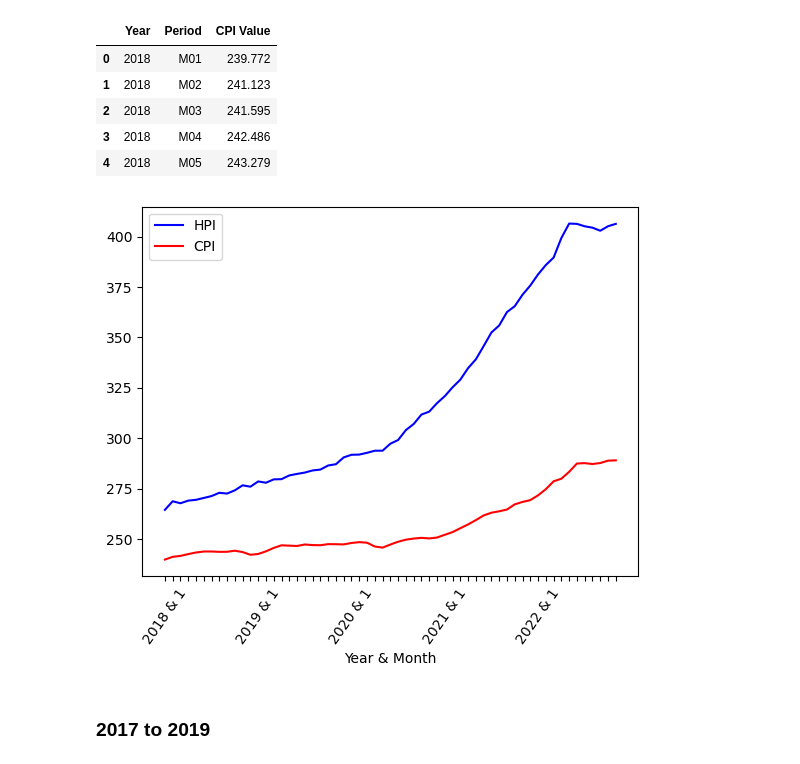
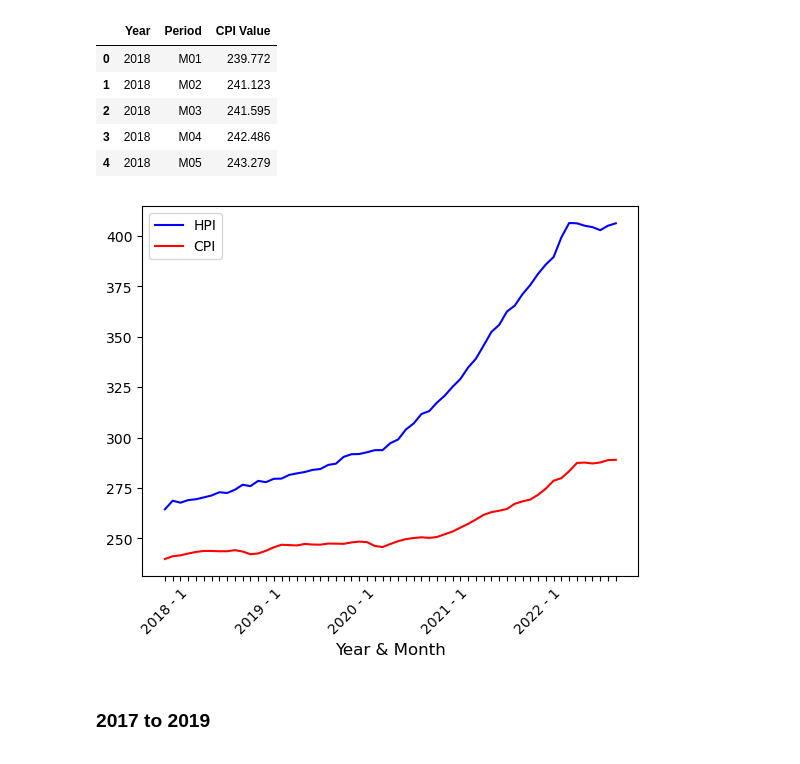
Before and after one commit to wpreeti/Group-8_Project, a Jupyter notebook: HpiCpi_viz/hpi_cpi_viz.ipynb, the cells around one changed output. Saved outputs shown, nothing was run; the diff lists cells and outputs as text; code cells hidden in the pictures.

```diff
--- a/HpiCpi_viz/hpi_cpi_viz.ipynb
+++ b/HpiCpi_viz/hpi_cpi_viz.ipynb
@@ -98,7 +109,7 @@ wsc_hpi_monthly = us_hpi_monthly.loc[(us_hpi_monthly['Place Name'] == 'West Sout
                                      (us_hpi_monthly['Year'] >= 2018), :]
 
 # Merge columns just to be able to plot the x axis in chronological order
-wsc_hpi_monthly['Year & Month'] = wsc_hpi_monthly['Year'].astype(str) + ' & ' + wsc_hpi_monthly['Period'].astype(str)
+wsc_hpi_monthly['Year & Month'] = wsc_hpi_monthly['Year'].astype(str) + ' - ' + wsc_hpi_monthly['Period'].astype(str)
 
 wsc_hpi_monthly
 # %% [output]
@@ -153,26 +164,26 @@ wsc_cpi.head()
 # %%
 # Set x axis and variables
 x_axis = wsc_hpi_monthly['Year & Month']
 hpi_line = wsc_hpi_monthly['Index (SA)']
 cpi_line = wsc_cpi['CPI Value']
 
 fig, ax = plt.subplots()
-ax.tick_params(axis='x', rotation=55)
+ax.tick_params(axis='x', rotation=45)
 
 hpi_handle, = plt.plot(x_axis, hpi_line, color='blue', label="HPI")
 cpi_handle, = plt.plot(x_axis, cpi_line, color='red', label="CPI")
 
 every_nth = 12
 for n, label in enumerate(ax.xaxis.get_ticklabels()):
     if n % every_nth != 0:
         label.set_visible(False)
 
 plt.legend(handles = [hpi_handle, cpi_handle])
-plt.xlabel('Year & Month')
+plt.xlabel('Year & Month', fontsize= 12)
 
 plt.show()
 # %% [output]
-[figure, old version]
+[figure, new version]
 # %% [markdown]
 ### 2017 to 2019
 # %%
```
Also changed, not shown: parts of 7 cells of this notebook.
